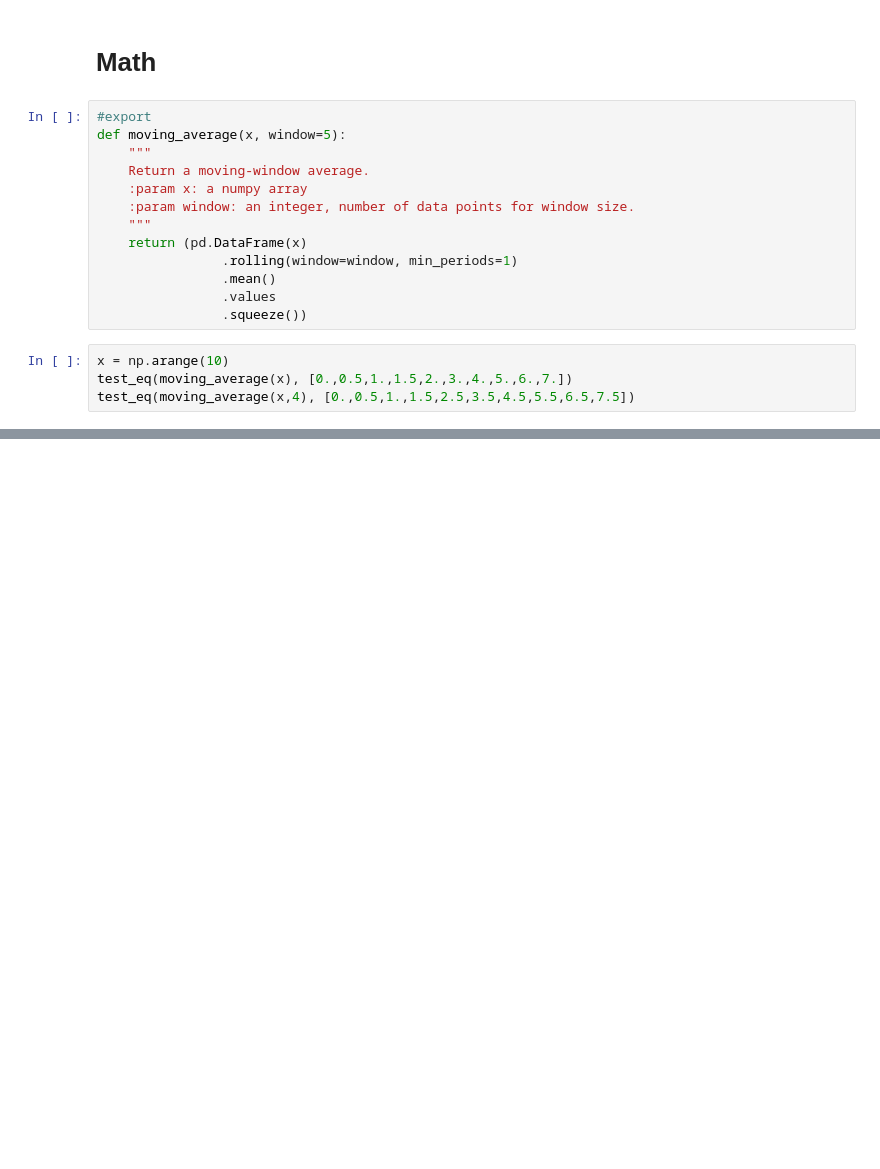
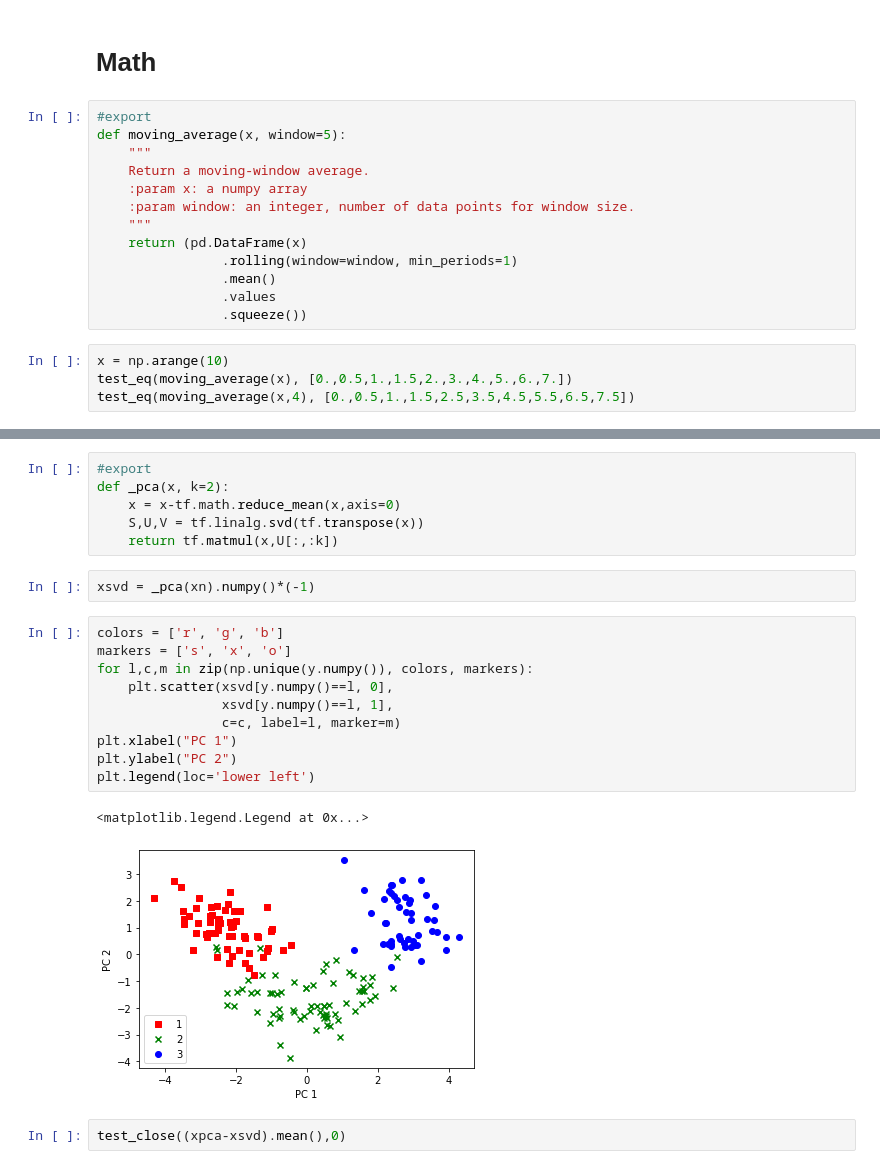
Before and after one commit to austinyhc/sensorai, a Jupyter notebook: nbs/01_utils.ipynb, the cells around one changed output, grey strips where cells are left out. Cells and saved outputs as stored; diff of their text form; blank space fills up the shorter version.

```diff
--- a/nbs/01_utils.ipynb
+++ b/nbs/01_utils.ipynb
@@ -33,0 +128,23 @@ test_eq(moving_average(x,4), [0.,0.5,1.,1.5,2.5,3.5,4.5,5.5,6.5,7.5])
+# %%
+#export
+def _pca(x, k=2):
+    x = x-tf.math.reduce_mean(x,axis=0)
+    S,U,V = tf.linalg.svd(tf.transpose(x))
+    return tf.matmul(x,U[:,:k])
+# %%
+xsvd = _pca(xn).numpy()*(-1)
+# %%
+colors = ['r', 'g', 'b']
+markers = ['s', 'x', 'o']
+for l,c,m in zip(np.unique(y.numpy()), colors, markers):
+    plt.scatter(xsvd[y.numpy()==l, 0],
+                xsvd[y.numpy()==l, 1],
+                c=c, label=l, marker=m)
+plt.xlabel("PC 1")
+plt.ylabel("PC 2")
+plt.legend(loc='lower left')
+# %% [output]
+<matplotlib.legend.Legend at 0x...>
+[figure, added]
+# %%
+test_close((xpca-xsvd).mean(),0)
```
Also changed, not shown: parts of 20 cells of this notebook.
